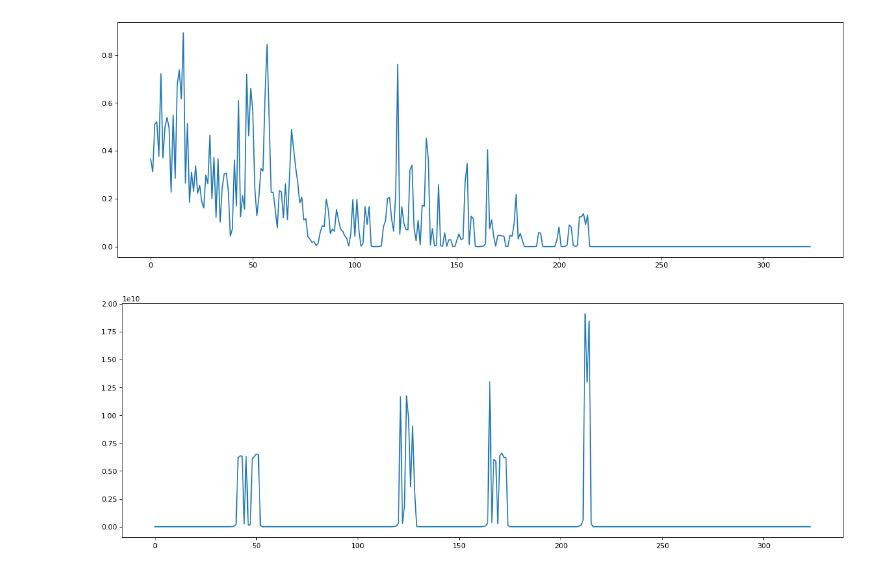
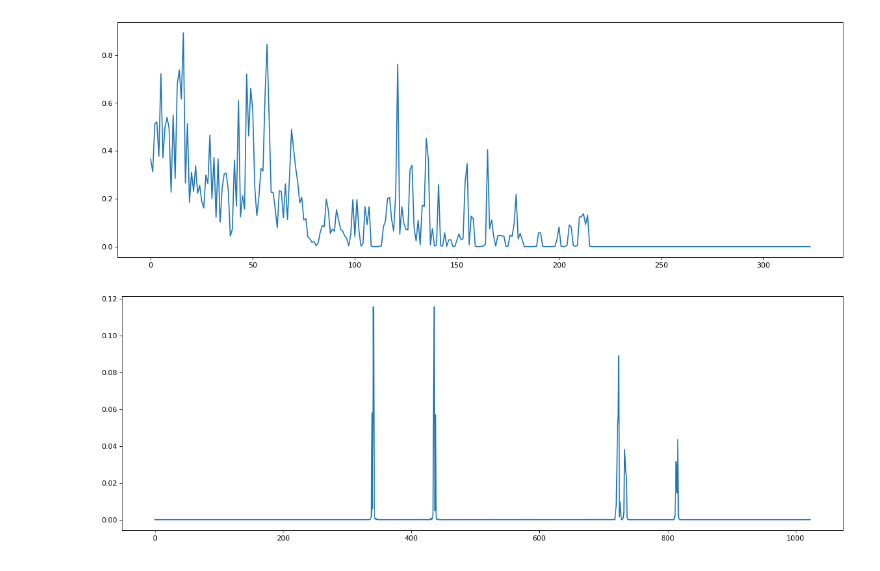
Before and after one commit to cheminfo-js/nmr-mixture-generator, a Jupyter notebook: python/detection.ipynb, the cells around one changed output. Cells and saved outputs as stored; diff of their text form; code cells hidden in the pictures.

```diff
--- a/python/detection.ipynb
+++ b/python/detection.ipynb
@@ -59,11 +64,15 @@ plt.show()
 [1.3743, 1.1142, 2.1161, 1.6341, 0.2344, 1.8523, 0.3017, 0.7262, 1.1426, 1.1158, 0.6154, 1.3634, 1.3955, 1.9027, 1.0518, 1.293, 0.4453, 1.3046, 1.1348, 0.8514, 1.1765, 1.5333, 0.4051, 1.2206, 1.0297,  ...
 [figure]
 # %%
-with open(os.path.join('../data/spectra', ids[0]['name'])) as json_file:
-    spectrum = json.load(json_file)
-part = spectrum[700:1024]
+bases = []
+for entry in ids:
+    with open(os.path.join('../data/spectra', entry['name'])) as json_file:
+        bases.append(json.load(json_file))
+bases = pd.DataFrame(bases)
+bases = bases.div(bases.sum(axis = 1), axis = 0)
+part = bases.loc[16, 0:1024]
 figure(num=None, figsize=(18, 6), dpi=80, facecolor='w', edgecolor='k')
 plt.plot(list(range(0,len(part))), part)
 plt.show()
 # %% [output]
-[figure, old version]
+[figure, new version]
```
Also changed, not shown: parts of 16 cells of this notebook.
